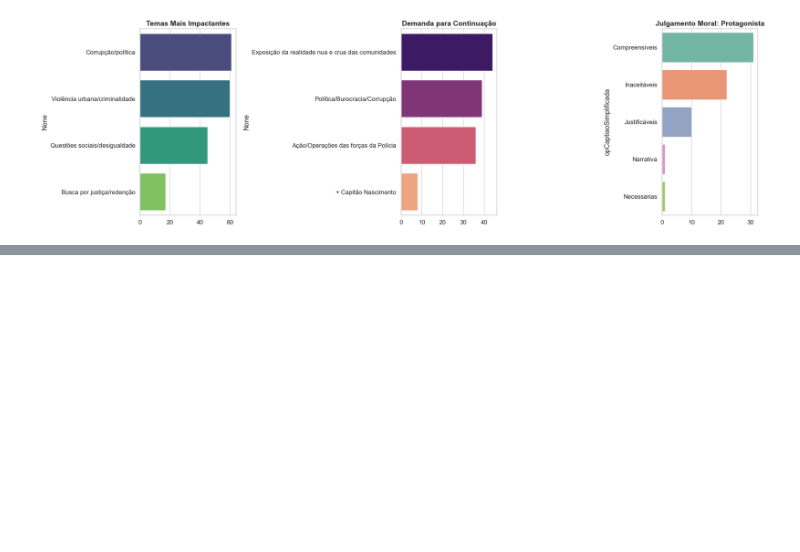
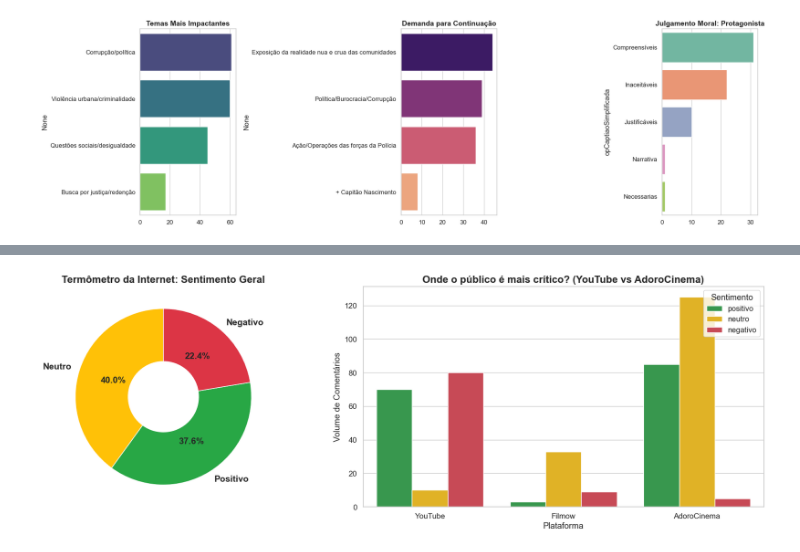
Before and after one commit to Jggranito/analiseTdE, a Jupyter notebook: relatorio.ipynb, the cells around one changed output, grey strips where cells are left out. Drawn from its saved outputs; the diff is of its cells as text; code cells hidden in the pictures; blank space fills up the shorter version.

```diff
--- a/relatorio.ipynb
+++ b/relatorio.ipynb
@@ -116,0 +120,38 @@ plt.show()
+# %%
+import numpy as np
+
+# 1. Carregamento e Tratamento dos Dados da Web
+df_web = pd.read_csv("./csv/api_csv/opiniao_tropa_de_elite.csv") # Se der erro de acento aqui futuramente, adicione encoding='utf-8' ou 'latin1'
+
+# Simplificando o sentimento para visão executiva
+df_web['sentimento_simples'] = df_web['sentimento'].replace('negativo|positivo', 'neutro')
+
+# Limpando as notas da internet (0 a 5) e normalizando para a escala do formulário (0 a 10)
+df_web['nota_limpa'] = df_web['nota_usuario'].astype(str).str.replace(',', '.')
+df_web['nota_num'] = pd.to_numeric(df_web['nota_limpa'], errors='coerce')
+df_web.loc[df_web['nota_num'] > 5, 'nota_num'] = np.nan # Removendo sujeiras do scraping
+df_web['Nota_Normalizada'] = df_web['nota_num'] * 2
+
+# 2. Plotando os Gráficos da Web
+fig, axes = plt.subplots(1, 2, figsize=(18, 6))
+
+# Gráfico 8: Sentimento Geral
+sent_simples = df_web['sentimento_simples'].value_counts()
+cores_sentimento = {'positivo': '#28a745', 'neutro': '#ffc107', 'negativo': '#dc3545'}
+
+axes[0].pie(sent_simples, labels=[s.capitalize() for s in sent_simples.index], autopct='%1.1f%%',
+            colors=[cores_sentimento.get(x, '#333') for x in sent_simples.index],
+            startangle=90, wedgeprops={'width': 0.6}, textprops={'fontsize': 14, 'weight': 'bold'})
+axes[0].set_title("Termômetro da Internet: Sentimento Geral", fontsize=16, fontweight='bold')
+
+# Gráfico 9: Comportamento por Plataforma
+sns.countplot(data=df_web, x='fonte', hue='sentimento_simples', palette=cores_sentimento, ax=axes[1])
+axes[1].set_title("Onde o público é mais crítico? (YouTube vs AdoroCinema)", fontsize=16, fontweight='bold')
+axes[1].set_xlabel("Plataforma")
+axes[1].set_ylabel("Volume de Comentários")
+axes[1].legend(title='Sentimento', loc='upper right')
+
+plt.tight_layout()
+plt.show()
+# %% [output]
+[figure, added]
```
Also changed, not shown: parts of 4 cells of this notebook.
